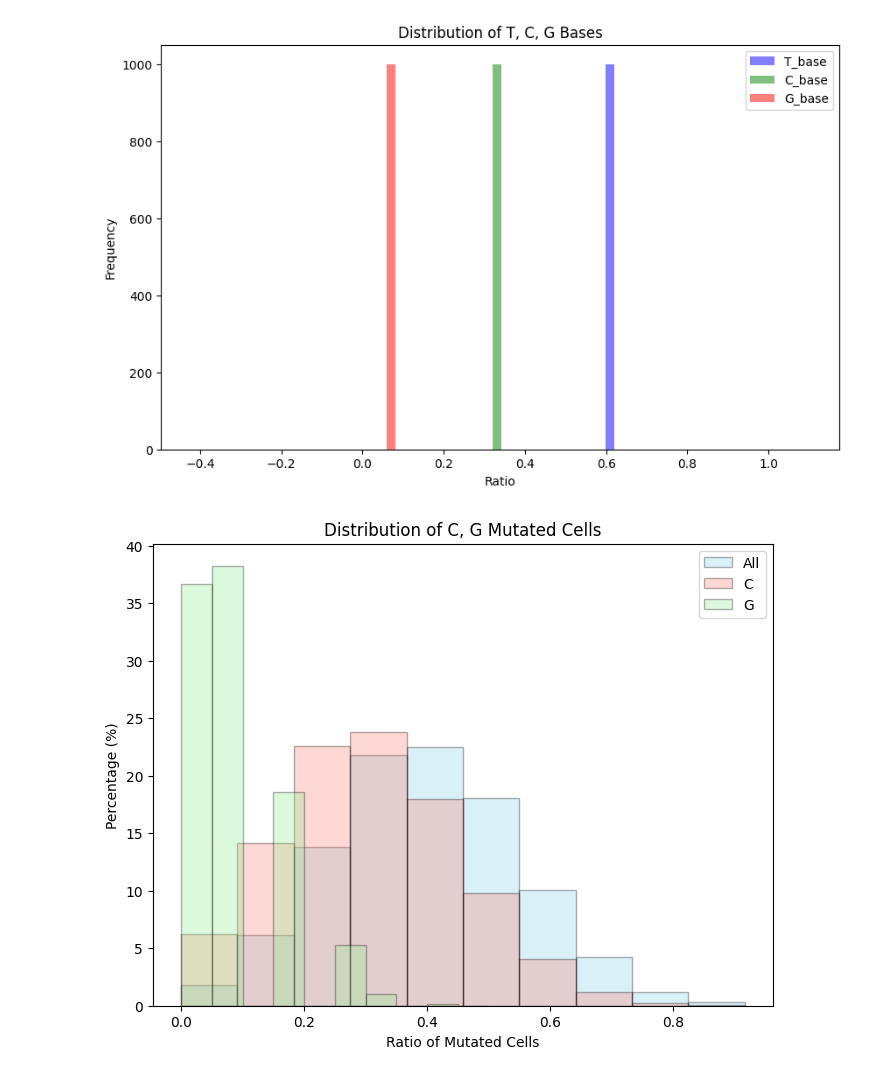
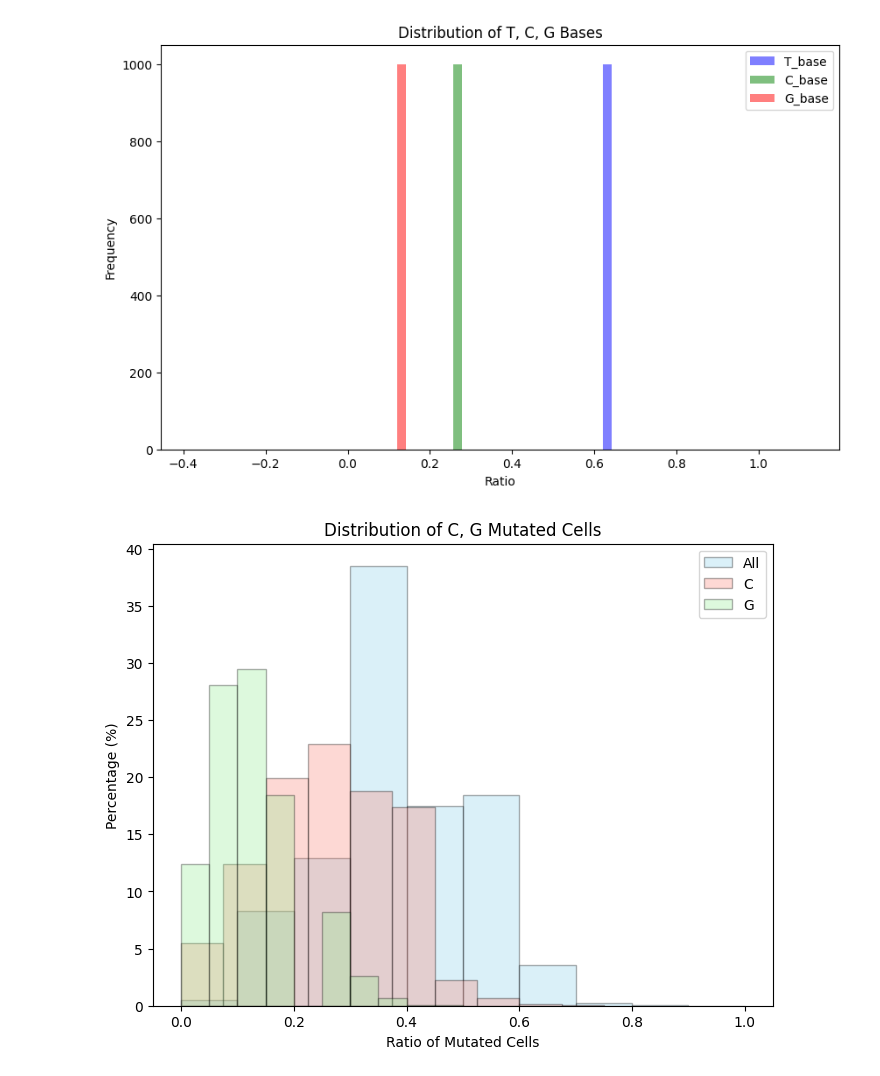
Before and after one commit to QunATCG/scMutrace, a Jupyter notebook: scMutrace_perfermance.ipynb, the cells around one changed output. Drawn from its saved outputs; the diff is of its cells as text; code cells hidden in the pictures.

```diff
--- a/scMutrace_perfermance.ipynb
+++ b/scMutrace_perfermance.ipynb
@@ -7,11 +7,12 @@ from matplotlib.ticker import FuncFormatter
 import numpy as np
 from matplotlib.backends.backend_pdf import PdfPages
 
-random.seed(2025)
+random.seed(2)
 
 resampleNum = 1000
 refBase = "T"
-baseQualityInfoOnesite = "||30|||;||30|||;||30|||;|22||||;|41||||;|41||||;|41||||;||37|||;|37||||;|41||||;|41||||;|||30||"
+#baseQualityInfoOnesite = "||30|||;||30|||;||30|||;|22||||;|41||||;|41||||;|41||||;||37|||;|37||||;|41||||;|41||||;|||30||"
+baseQualityInfoOnesite = "||30|||;||30|||;|22||||;|41||||;|41||||;|41||||;|37||||;|||30||"
 
 readcountsNum, baseWeight, tmpDic, tmpDicP, readcountsWeight = shuffle_reads_features(refBase,baseQualityInfoOnesite)
 
@@ -70,8 +71,8 @@ mutRateList_G = []
 
 
 
-for i in range(0, resampleNum * 30):
-    oneSiteBaseQuaList = random.sample(samples_random_baseQuaInfo, totalCell)
+for i in range(0, resampleNum * 50):
+    oneSiteBaseQuaList = random.sample(samples_random_baseQuaInfo, totalCell * 2)
     tmpType = count_oneSite_mutType(oneSiteBaseQuaList, refBase)
     total_cell = sum(tmpType.values())
     c_cell = tmpType["C"]/total_cell
@@ -101,34 +102,34 @@ plt.xlabel('Ratio of Mutated Cells')
 plt.ylabel('Percentage (%)')
 plt.title('Distribution of C, G Mutated Cells')
 plt.legend()
 
 plt.show()
 
 # Save the plots to a PDF
 with PdfPages('/Users/liqun/Desktop/scMutraceReproducibility/Figure1/scMutrace_perfermance_mutNoise_distribution.pdf') as pdf:
     # First plot
     #plt.figure(figsize=(10, 6))
     #plt.hist(T_base, bins=50, alpha=0.5, label='T_base', color='blue')
     #plt.hist(C_base, bins=50, alpha=0.5, label='C_base', color='green')
     #plt.hist(G_base, bins=50, alpha=0.5, label='G_base', color='red')
     #plt.xlabel('Ratio')
     #plt.ylabel('Frequency')
     #plt.title('Distribution of T, C, G Bases')
     #plt.legend()
-    #pdf.savefig()  # Save the current figure
+    #pdf.savefig()
     #plt.close()
 
     # Second plot
     plt.figure(figsize=(8, 6))
     #plt.hist(mutRateList, bins=10, color='skyblue', edgecolor='black', alpha=0.3, label='All', weights=weights)
     plt.hist(mutRateList_C, bins=10, color='#b2182b', edgecolor='black', alpha=0.3, label='C', weights=weights_C)
     plt.hist(mutRateList_G, bins=10, color='#2166ac', edgecolor='black', alpha=0.3, label='G', weights=weights_G)
     plt.xlabel('Ratio of Mutated Cells')
     plt.ylabel('Percentage (%)')
     plt.title('Distribution of C, G Mutated Cells')
     plt.legend()
-    pdf.savefig()  # Save the current figure
+    pdf.savefig()
     plt.close()
 # %% [output]
-[figure, old version]
+[figure, new version]
-[figure, old version]
+[figure, new version]
```
